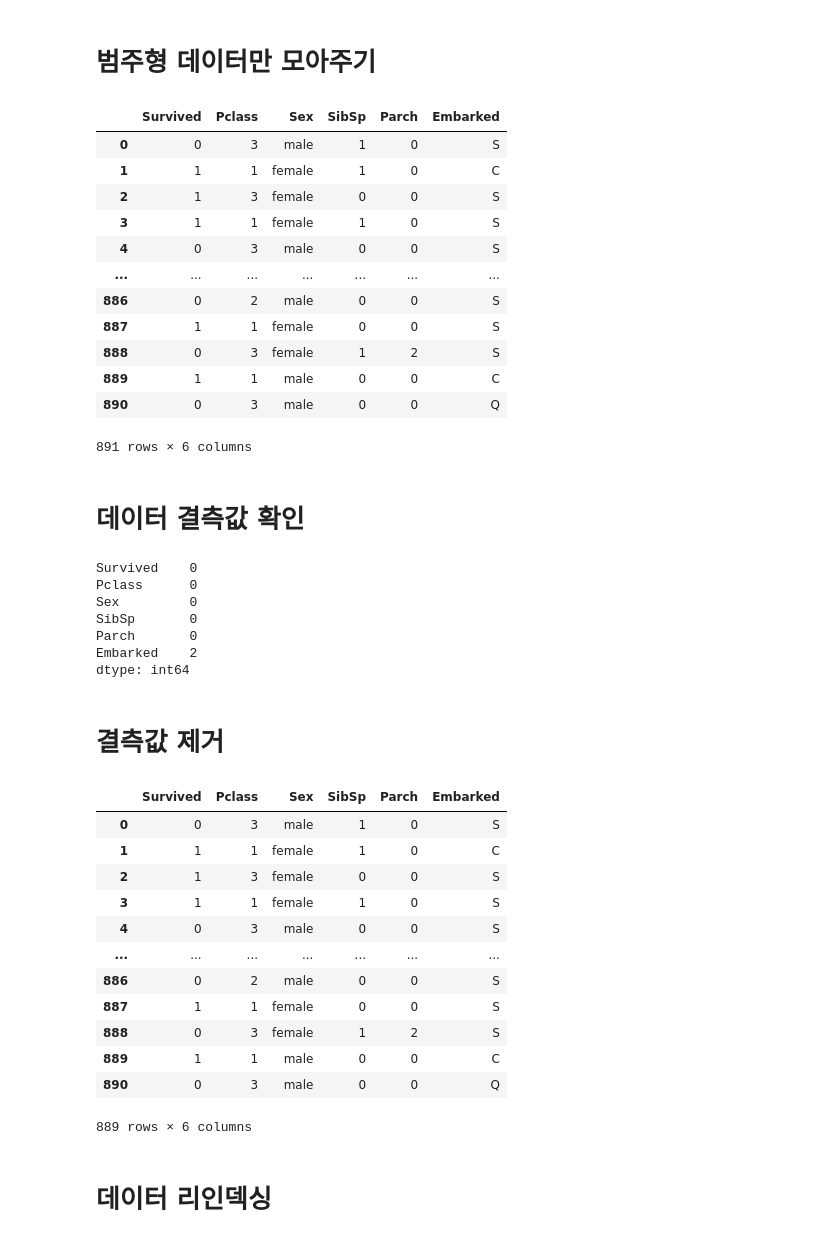
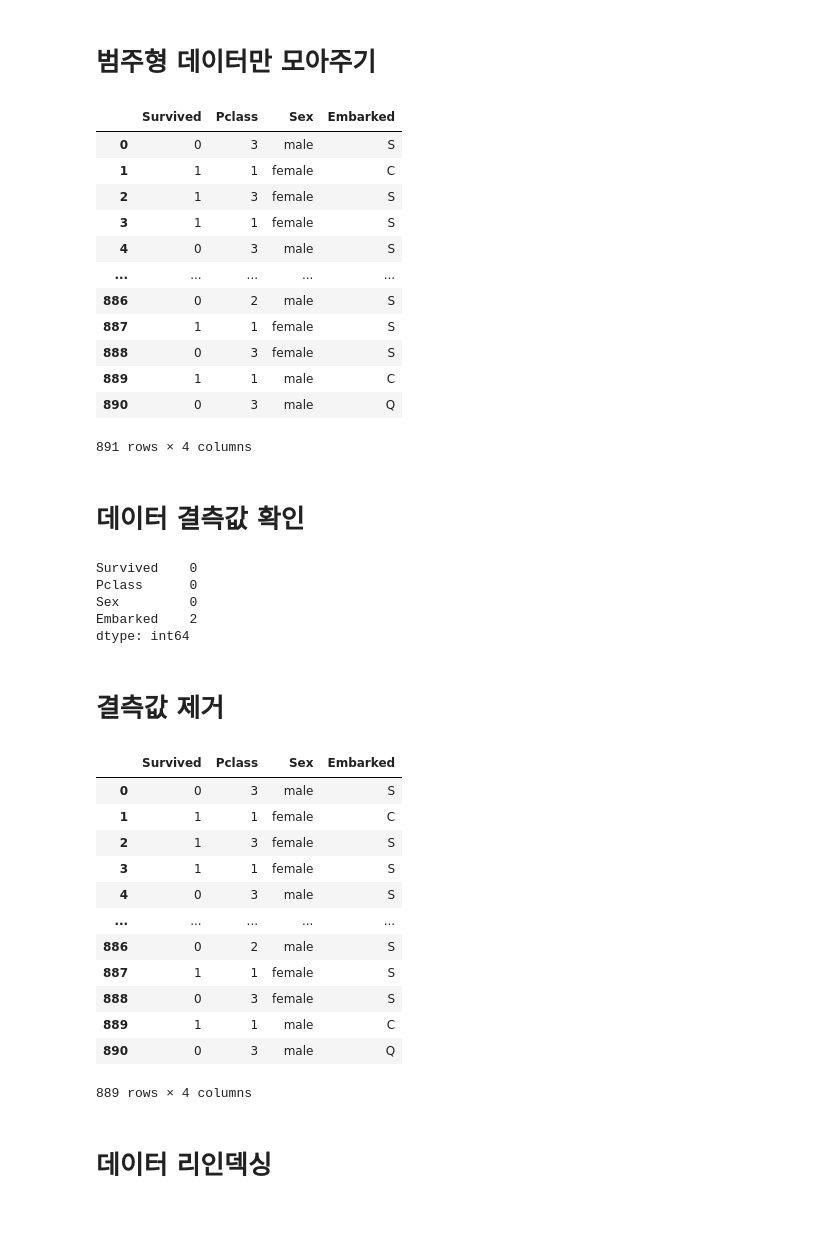
Before and after one commit to Ash-Stat/An-Si-Hyun, a Jupyter notebook: 데마실습과제1주차.ipynb, the cells around one changed output. Drawn from its saved outputs; the diff is of its cells as text; code cells hidden in the pictures.

```diff
--- a/데마실습과제1주차.ipynb
+++ b/데마실습과제1주차.ipynb
@@ -745,22 +755,22 @@ train
 # %% [markdown]
 # 범주형 데이터만 모아주기
 # %%
-train=train[['Survived','Pclass','Sex','SibSp','Parch','Embarked']]
+train=train[['Survived','Pclass','Sex','Embarked']]
 train
 # %% [output]
-|  | Survived | Pclass | Sex | SibSp | Parch | Embarked |
-| 0 | 0 | 3 | male | 1 | 0 | S |
-| 1 | 1 | 1 | female | 1 | 0 | C |
-| 2 | 1 | 3 | female | 0 | 0 | S |
-| 3 | 1 | 1 | female | 1 | 0 | S |
-| 4 | 0 | 3 | male | 0 | 0 | S |
-| ... | ... | ... | ... | ... | ... | ... |
-| 886 | 0 | 2 | male | 0 | 0 | S |
-| 887 | 1 | 1 | female | 0 | 0 | S |
-| 888 | 0 | 3 | female | 1 | 2 | S |
-| 889 | 1 | 1 | male | 0 | 0 | C |
-| 890 | 0 | 3 | male | 0 | 0 | Q |
+|  | Survived | Pclass | Sex | Embarked |
+| 0 | 0 | 3 | male | S |
+| 1 | 1 | 1 | female | C |
+| 2 | 1 | 3 | female | S |
+| 3 | 1 | 1 | female | S |
+| 4 | 0 | 3 | male | S |
+| ... | ... | ... | ... | ... |
+| 886 | 0 | 2 | male | S |
+| 887 | 1 | 1 | female | S |
+| 888 | 0 | 3 | female | S |
+| 889 | 1 | 1 | male | C |
+| 890 | 0 | 3 | male | Q |
-891 rows × 6 columns
+891 rows × 4 columns
 # %% [markdown]
 # 데이터 결측값 확인
 # %%
@@ -769,8 +779,6 @@ train.isnull().sum()
 Survived    0
 Pclass      0
 Sex         0
-SibSp       0
-Parch       0
 Embarked    2
 dtype: int64
 # %% [markdown]
@@ -779,19 +787,19 @@ dtype: int64
 train=train.dropna()
 train
 # %% [output]
-|  | Survived | Pclass | Sex | SibSp | Parch | Embarked |
-| 0 | 0 | 3 | male | 1 | 0 | S |
-| 1 | 1 | 1 | female | 1 | 0 | C |
-| 2 | 1 | 3 | female | 0 | 0 | S |
-| 3 | 1 | 1 | female | 1 | 0 | S |
-| 4 | 0 | 3 | male | 0 | 0 | S |
-| ... | ... | ... | ... | ... | ... | ... |
-| 886 | 0 | 2 | male | 0 | 0 | S |
-| 887 | 1 | 1 | female | 0 | 0 | S |
-| 888 | 0 | 3 | female | 1 | 2 | S |
-| 889 | 1 | 1 | male | 0 | 0 | C |
-| 890 | 0 | 3 | male | 0 | 0 | Q |
+|  | Survived | Pclass | Sex | Embarked |
+| 0 | 0 | 3 | male | S |
+| 1 | 1 | 1 | female | C |
+| 2 | 1 | 3 | female | S |
+| 3 | 1 | 1 | female | S |
+| 4 | 0 | 3 | male | S |
+| ... | ... | ... | ... | ... |
+| 886 | 0 | 2 | male | S |
+| 887 | 1 | 1 | female | S |
+| 888 | 0 | 3 | female | S |
+| 889 | 1 | 1 | male | C |
+| 890 | 0 | 3 | male | Q |
-889 rows × 6 columns
+889 rows × 4 columns
 # %% [markdown]
 # 데이터 리인덱싱
 # %%
```
Also changed, not shown: parts of 10 cells of this notebook.
